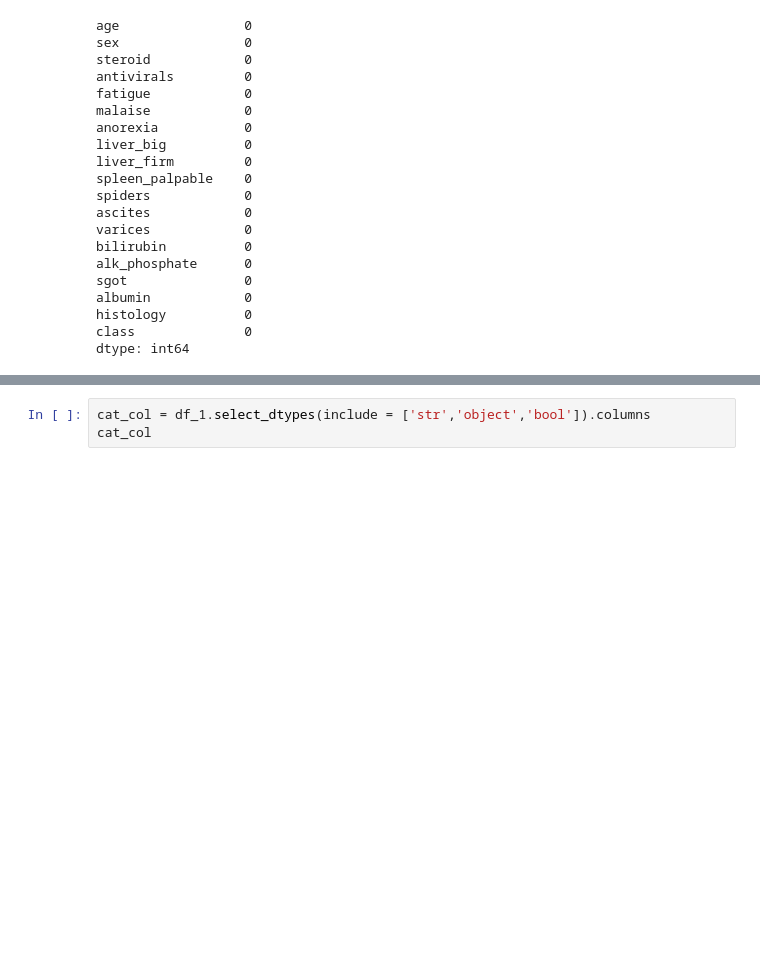
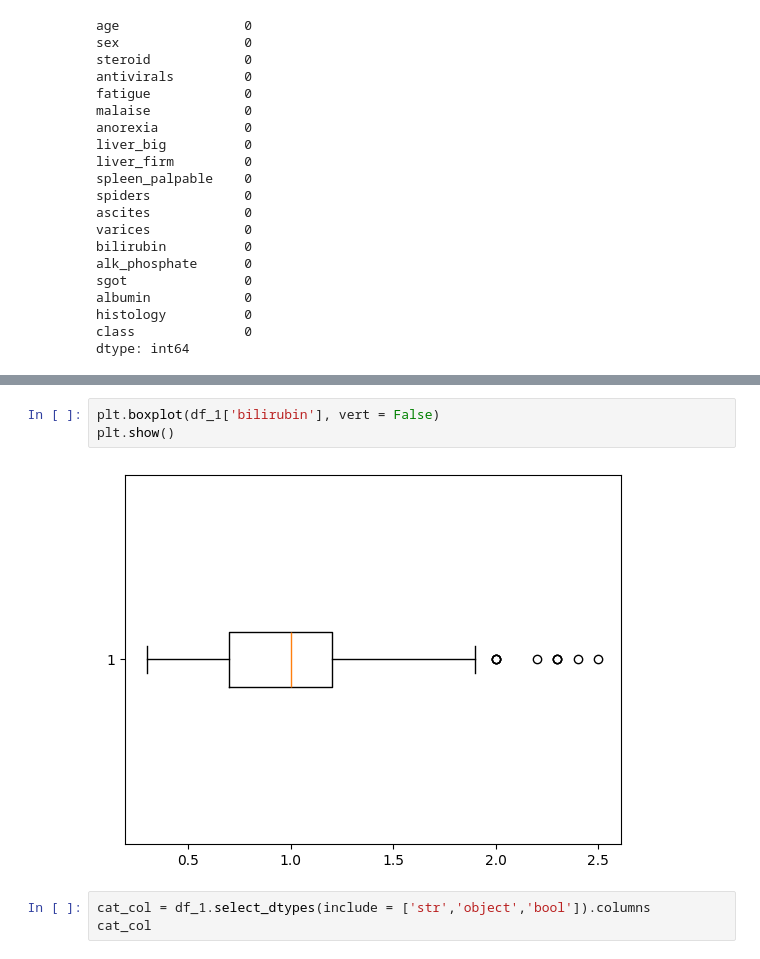
Before and after one commit to victorouma1/machine-learning-1, a Jupyter notebook: LR and SVM challenge.ipynb, the cells around one changed output, grey strips where cells are left out. Cells and saved outputs as stored; diff of their text form; blank space fills up the shorter version.

```diff
--- a/LR and SVM challenge.ipynb
+++ b/LR and SVM challenge.ipynb
@@ -180,3 +195,8 @@ dtype: int64
+# %%
+plt.boxplot(df_1['bilirubin'], vert = False)
+plt.show()
+# %% [output]
+[figure, added]
 # %%
 cat_col = df_1.select_dtypes(include = ['str','object','bool']).columns
 cat_col
```
Also changed, not shown: parts of 14 cells of this notebook, 6 other files.
